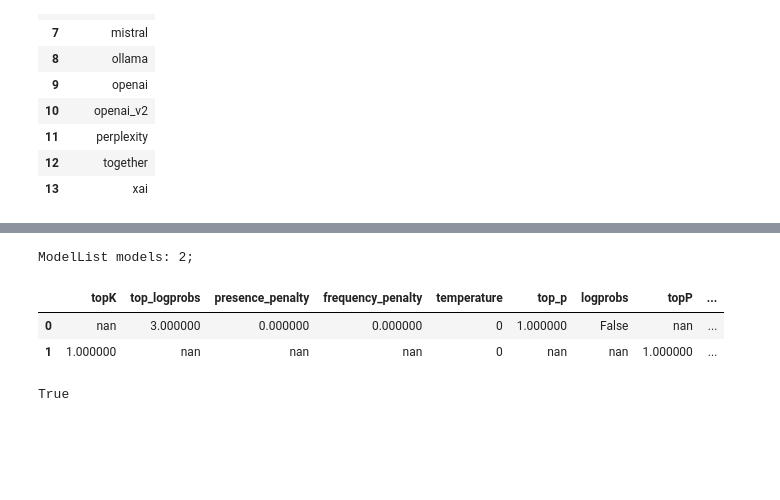
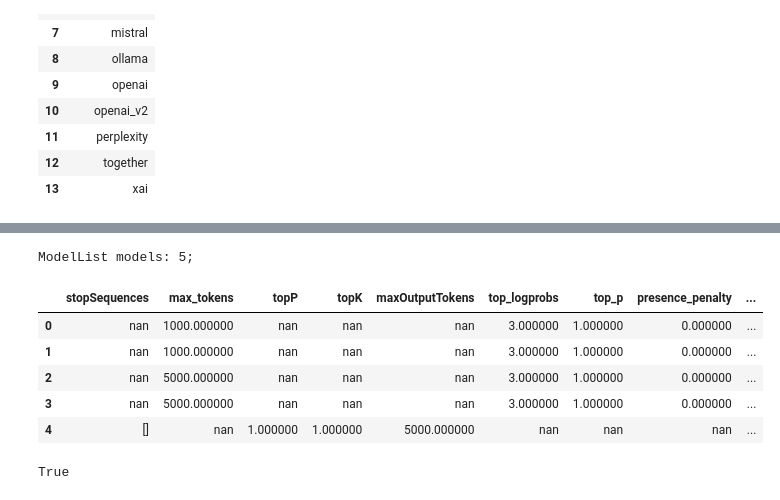
Before and after one commit to uploadedminds/synthetic-twin-agents-study, a Jupyter notebook: analysis/multimdal-llm-eval/describe_image_eval.ipynb, the cells around one changed output, grey strips where cells are left out. Saved outputs shown, nothing was run; the diff lists cells and outputs as text; code cells hidden in the pictures; blank space fills up the shorter version.

```diff
--- a/analysis/multimdal-llm-eval/describe_image_eval.ipynb
+++ b/analysis/multimdal-llm-eval/describe_image_eval.ipynb
@@ -113,7 +115,10 @@ Model.services()
 from edsl import Model, ModelList
 
 ml = ModelList([
+  Model("claude-sonnet-4-20250514", service_name="anthropic"),
+  Model("claude-opus-4-1-20250805", service_name="anthropic"),
   Model("gpt-4o", service_name = "openai", temperature = 0, max_tokens = 5000),
+  Model("gpt-5-chat-latest", service_name = "openai", temperature = 0, max_tokens = 5000),
   Model("gemini-1.5-flash", service_name = "google", temperature = 0, maxOutputTokens = 5000)
 ])
 
@@ -124,7 +129,10 @@ Wall time: 2.07 ms
-ModelList models: 2;
+ModelList models: 5;
-|  | topK | top_logprobs | presence_penalty | frequency_penalty | temperature | top_p | logprobs | topP | ... |
-| 0 | nan | 3.000000 | 0.000000 | 0.000000 | 0 | 1.000000 | False | nan | ... |
-| 1 | 1.000000 | nan | nan | nan | 0 | nan | nan | 1.000000 | ... |
+|  | stopSequences | max_tokens | topP | topK | maxOutputTokens | top_logprobs | top_p | presence_penalty | ... |
+| 0 | nan | 1000.000000 | nan | nan | nan | 3.000000 | 1.000000 | 0.000000 | ... |
+| 1 | nan | 1000.000000 | nan | nan | nan | 3.000000 | 1.000000 | 0.000000 | ... |
+| 2 | nan | 5000.000000 | nan | nan | nan | 3.000000 | 1.000000 | 0.000000 | ... |
+| 3 | nan | 5000.000000 | nan | nan | nan | 3.000000 | 1.000000 | 0.000000 | ... |
+| 4 | [] | nan | 1.000000 | 1.000000 | 5000.000000 | nan | nan | nan | ... |
 # %%
 # import os
 from dotenv import load_dotenv
```
Also changed, not shown: parts of 6 cells of this notebook, 8 other files.
